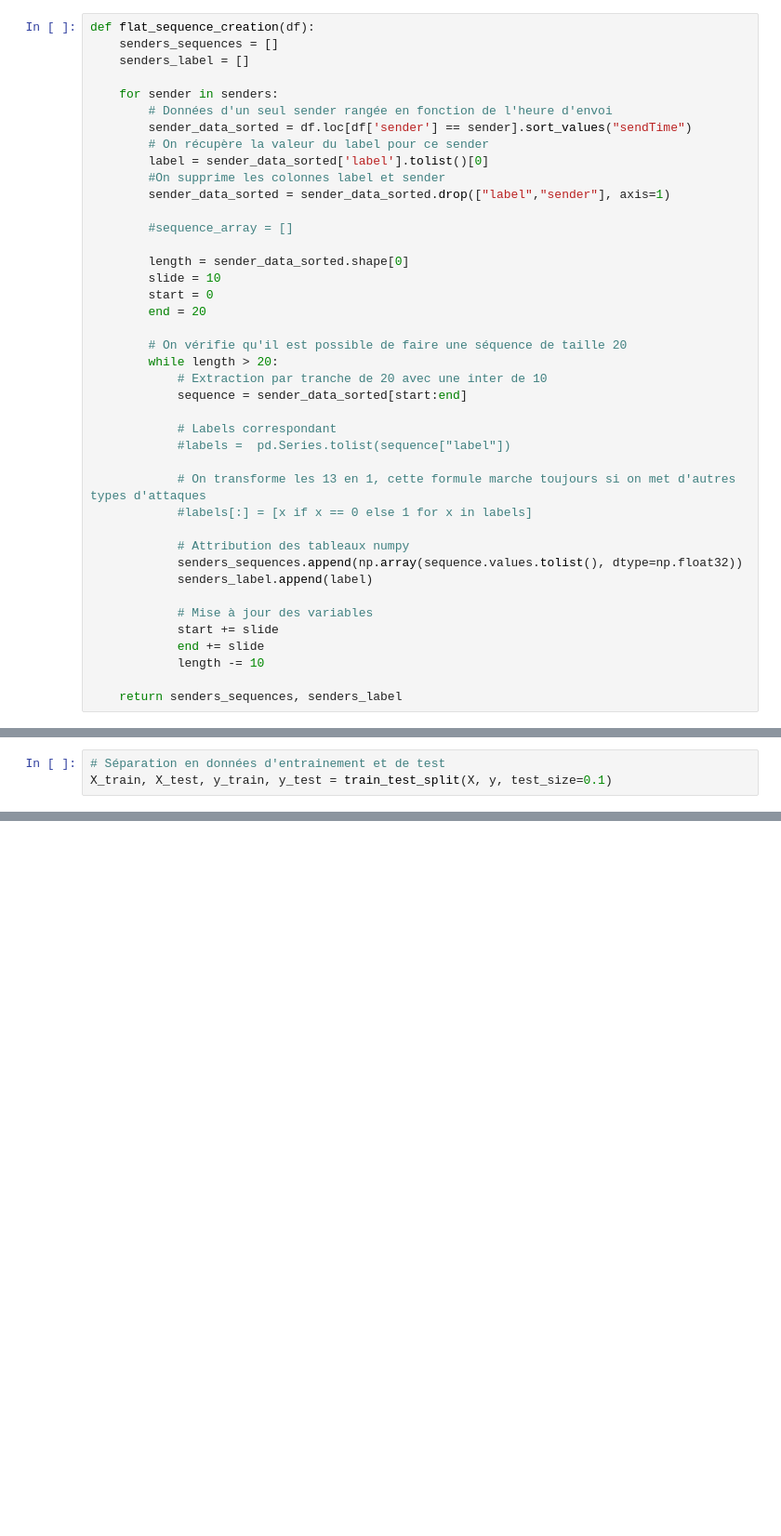
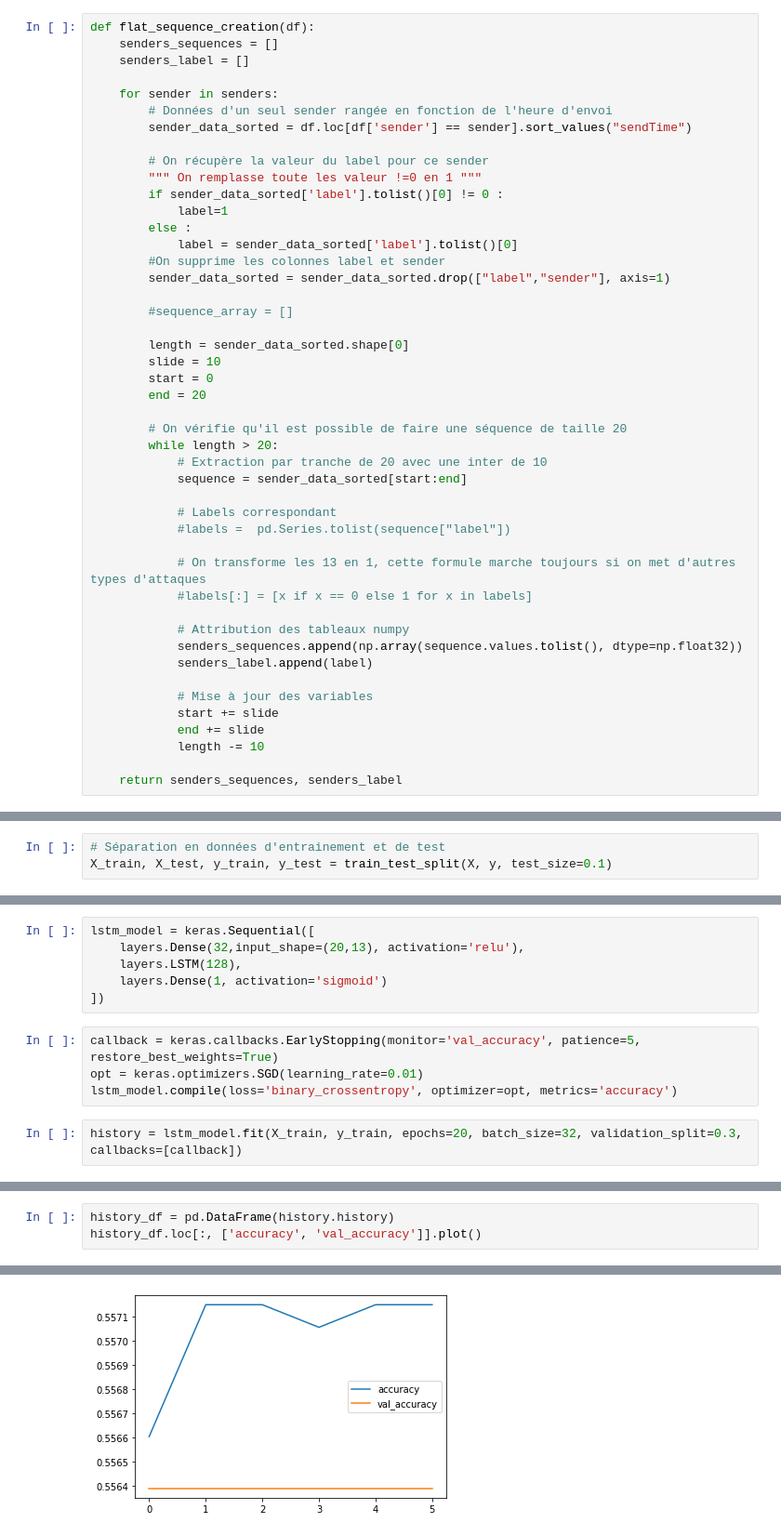
Before and after one commit to benmessao/PFE, a Jupyter notebook: source/deep learning/sequence_creation.ipynb, the cells around one changed output, grey strips where cells are left out. Shown at 93% size. Cells and saved outputs as stored; diff of their text form; blank space fills up the shorter version.

```diff
--- a/source/deep learning/sequence_creation.ipynb
+++ b/source/deep learning/sequence_creation.ipynb
@@ -136,8 +136,13 @@ def flat_sequence_creation(df):
     for sender in senders:
         # Données d'un seul sender rangée en fonction de l'heure d'envoi
         sender_data_sorted = df.loc[df['sender'] == sender].sort_values("sendTime")
+
         # On récupère la valeur du label pour ce sender
-        label = sender_data_sorted['label'].tolist()[0]
+        """ On remplasse toute les valeur !=0 en 1 """
+        if sender_data_sorted['label'].tolist()[0] != 0 :
+            label=1
+        else :
+            label = sender_data_sorted['label'].tolist()[0]
         #On supprime les colonnes label et sender
         sender_data_sorted = sender_data_sorted.drop(["label","sender"], axis=1)
 
@@ -447,0 +405,12 @@ dense_21 (None, 20, None, 20, 128) float32
+# %%
+lstm_model = keras.Sequential([
+    layers.Dense(32,input_shape=(20,13), activation='relu'),
+    layers.LSTM(128),
+    layers.Dense(1, activation='sigmoid')
+])
+# %%
+callback = keras.callbacks.EarlyStopping(monitor='val_accuracy', patience=5, restore_best_weights=True)
+opt = keras.optimizers.SGD(learning_rate=0.01)
+lstm_model.compile(loss='binary_crossentropy', optimizer=opt, metrics='accuracy')
+# %%
+history = lstm_model.fit(X_train, y_train, epochs=20, batch_size=32, validation_split=0.3, callbacks=[callback])
@@ -447,0 +430,4 @@ dense_21 (None, 20, None, 20, 128) float32
+# %%
+history_df = pd.DataFrame(history.history)
+history_df.loc[:, ['accuracy', 'val_accuracy']].plot()
+# %% [output]
@@ -447,0 +435 @@ dense_21 (None, 20, None, 20, 128) float32
+[figure, added]
```
Also changed, not shown: parts of 47 cells of this notebook, 1 other file.
